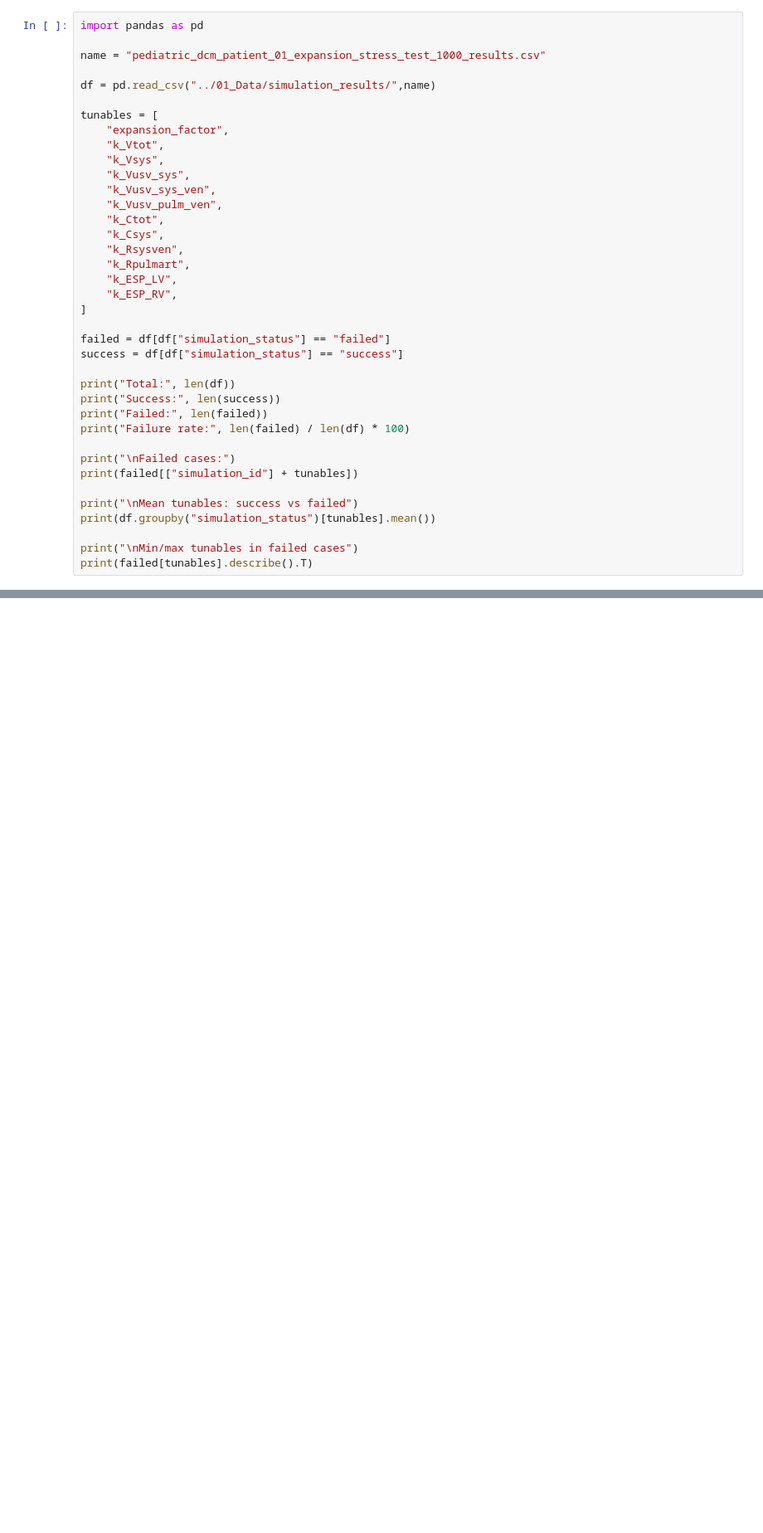
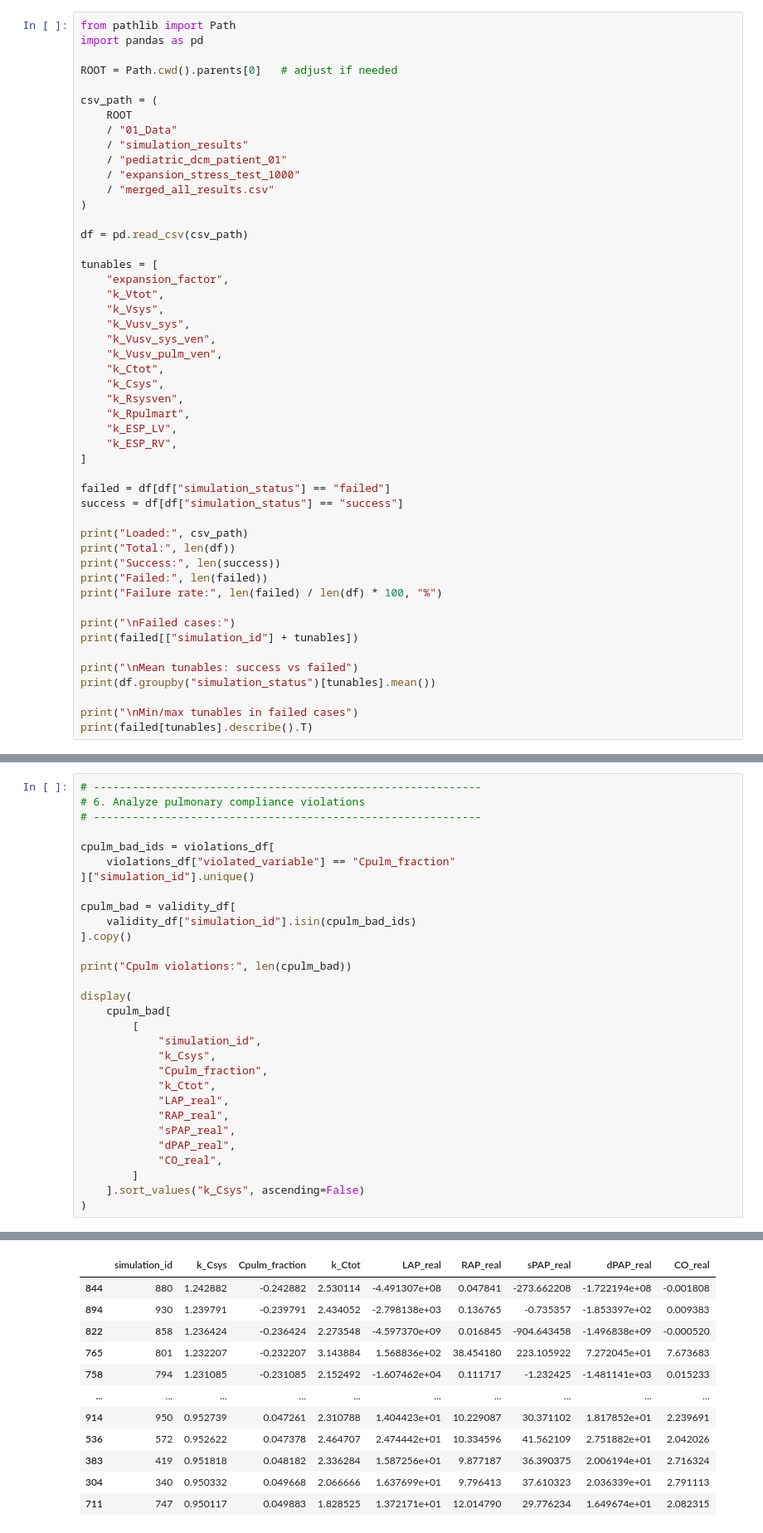
Before and after one commit to MadMax2202/Machine-Learning-Surrogate-Modeling-for-Cardiovascular-Simulations, a Jupyter notebook: 05_Data_Generation/05B_bounds_stress_test_error_analysis.ipynb, the cells around one changed output, grey strips where cells are left out. Shown at 83% size. Drawn from its saved outputs; the diff is of its cells as text; blank space fills up the shorter version.

Commit message:
Bounds stress test analysis

```diff
--- a/05_Data_Generation/05B_bounds_stress_test_error_analysis.ipynb
+++ b/05_Data_Generation/05B_bounds_stress_test_error_analysis.ipynb
@@ -3,9 +7,19 @@
 # %%
+from pathlib import Path
 import pandas as pd
 
-name = "pediatric_dcm_patient_01_expansion_stress_test_1000_results.csv"
+ROOT = Path.cwd().parents[0]   # adjust if needed
 
-df = pd.read_csv("../01_Data/simulation_results/",name)
+csv_path = (
+    ROOT
+    / "01_Data"
+    / "simulation_results"
+    / "pediatric_dcm_patient_01"
+    / "expansion_stress_test_1000"
+    / "merged_all_results.csv"
+)
+
+df = pd.read_csv(csv_path)
 
 tunables = [
     "expansion_factor",
@@ -25,10 +39,11 @@ tunables = [
 failed = df[df["simulation_status"] == "failed"]
 success = df[df["simulation_status"] == "success"]
 
+print("Loaded:", csv_path)
 print("Total:", len(df))
 print("Success:", len(success))
 print("Failed:", len(failed))
-print("Failure rate:", len(failed) / len(df) * 100)
+print("Failure rate:", len(failed) / len(df) * 100, "%")
 
 print("\nFailed cases:")
 print(failed[["simulation_id"] + tunables])
@@ -147,0 +1061,31 @@ else:
+# %%
+# ------------------------------------------------------------
+# 6. Analyze pulmonary compliance violations
+# ------------------------------------------------------------
+
+cpulm_bad_ids = violations_df[
+    violations_df["violated_variable"] == "Cpulm_fraction"
+]["simulation_id"].unique()
+
+cpulm_bad = validity_df[
+    validity_df["simulation_id"].isin(cpulm_bad_ids)
+].copy()
+
+print("Cpulm violations:", len(cpulm_bad))
+
+display(
+    cpulm_bad[
+        [
+            "simulation_id",
+            "k_Csys",
+            "Cpulm_fraction",
+            "k_Ctot",
+            "LAP_real",
+            "RAP_real",
+            "sPAP_real",
+            "dPAP_real",
+            "CO_real",
+        ]
+    ].sort_values("k_Csys", ascending=False)
+)
+# %% [output]
@@ -147,0 +1093,12 @@ else:
+|  | simulation_id | k_Csys | Cpulm_fraction | k_Ctot | LAP_real | RAP_real | sPAP_real | dPAP_real | CO_real |
+| 844 | 880 | 1.242882 | -0.242882 | 2.530114 | -4.491307e+08 | 0.047841 | -273.662208 | -1.722194e+08 | -0.001808 |
+| 894 | 930 | 1.239791 | -0.239791 | 2.434052 | -2.798138e+03 | 0.136765 | -0.735357 | -1.853397e+02 | 0.009383 |
+| 822 | 858 | 1.236424 | -0.236424 | 2.273548 | -4.597370e+09 | 0.016845 | -904.643458 | -1.496838e+09 | -0.000520 |
+| 765 | 801 | 1.232207 | -0.232207 | 3.143884 | 1.568836e+02 | 38.454180 | 223.105922 | 7.272045e+01 | 7.673683 |
+| 758 | 794 | 1.231085 | -0.231085 | 2.152492 | -1.607462e+04 | 0.111717 | -1.232425 | -1.481141e+03 | 0.015233 |
+| ... | ... | ... | ... | ... | ... | ... | ... | ... | ... |
+| 914 | 950 | 0.952739 | 0.047261 | 2.310788 | 1.404423e+01 | 10.229087 | 30.371102 | 1.817852e+01 | 2.239691 |
+| 536 | 572 | 0.952622 | 0.047378 | 2.464707 | 2.474442e+01 | 10.334596 | 41.562109 | 2.751882e+01 | 2.042026 |
+| 383 | 419 | 0.951818 | 0.048182 | 2.336284 | 1.587256e+01 | 9.877187 | 36.390375 | 2.006194e+01 | 2.716324 |
+| 304 | 340 | 0.950332 | 0.049668 | 2.066666 | 1.637699e+01 | 9.796413 | 37.610323 | 2.036339e+01 | 2.791113 |
+| 711 | 747 | 0.950117 | 0.049883 | 1.828525 | 1.372171e+01 | 12.014790 | 29.776234 | 1.649674e+01 | 2.082315 |
```
Also changed, not shown: parts of 35 cells of this notebook, 4 other files.
